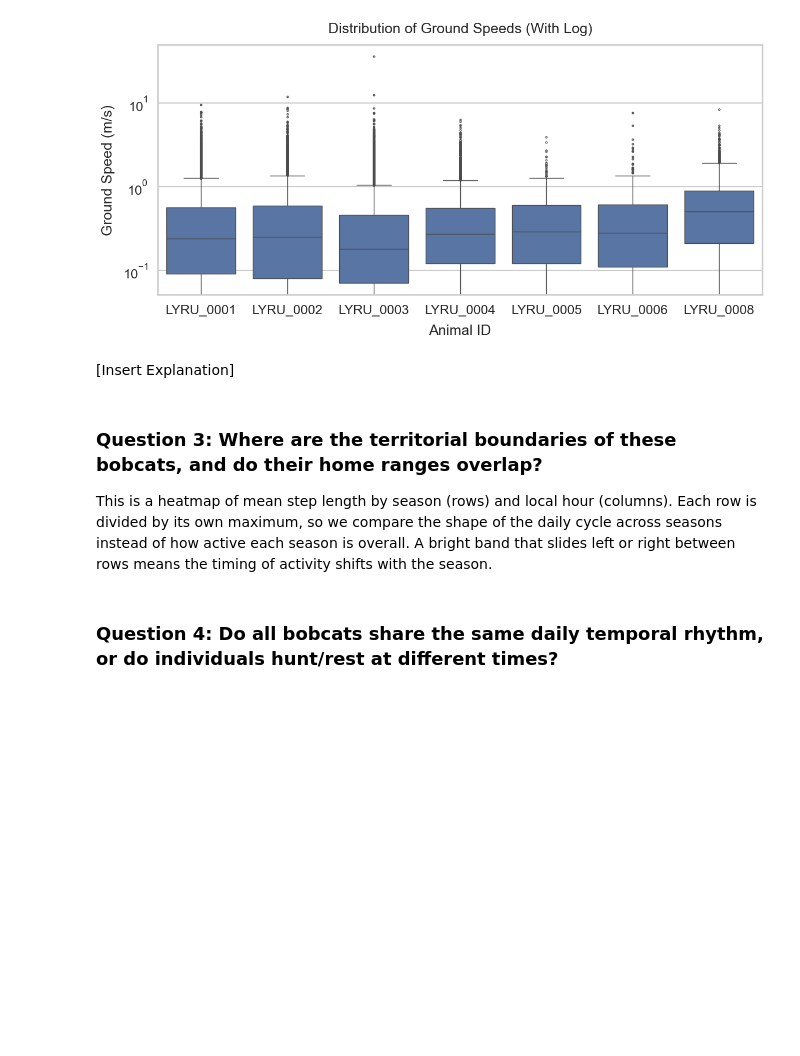
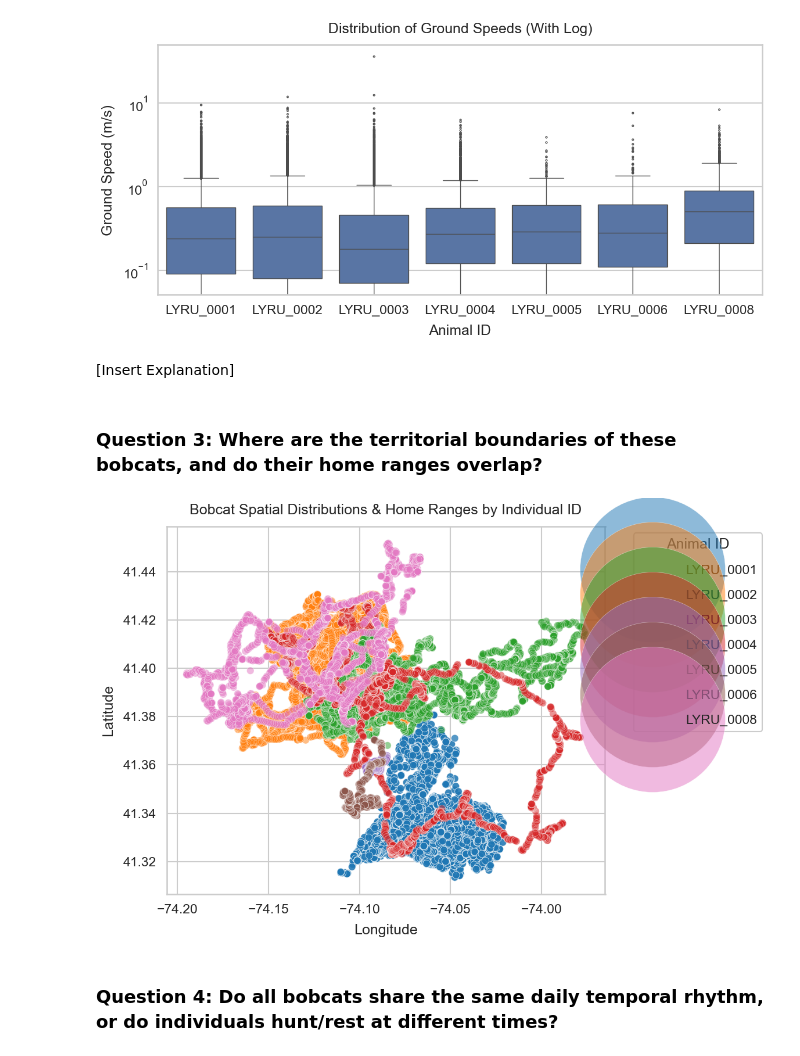
Before and after one commit to zrygan/animove, a Jupyter notebook: notebooks/data_processing.ipynb, the cells around one changed output. Drawn from its saved outputs; the diff is of its cells as text; code cells hidden in the pictures; blank space fills up the shorter version.

```diff
--- a/notebooks/data_processing.ipynb
+++ b/notebooks/data_processing.ipynb
@@ -686,9 +686,57 @@ plt.tight_layout()
 [Insert Explanation]
 # %% [markdown]
 ### **Question 3: Where are the territorial boundaries of these bobcats, and do their home ranges overlap?**
-
->
-
-This is a heatmap of mean step length by season (rows) and local hour (columns). Each row is divided by its own maximum, so we compare the shape of the daily cycle across seasons instead of how active each season is overall. A bright band that slides left or right between rows means the timing of activity shifts with the season.
+# %%
+# Plot the locations of each bobcat to visualize spatial distributions and potential home range overlaps
+fig1, ax1 = plt.subplots(figsize=(12, 8))
+
+sns.scatterplot(
+    data=EDA_DF,
+    x='location-long',
+    y='location-lat',
+    hue='animal-id',
+    alpha=0.5,         # Translucent dots reveal where they spend most of their time (core home ranges)
+              # Small markers preserve complex trail lines
+    palette='tab10',
+    linewidth=0.5,
+    ax=ax1
+)
+
+ax1.set_title("Bobcat Spatial Distributions & Home Ranges by Individual ID", pad=15)
+ax1.set_xlabel("Longitude", labelpad=10)
+ax1.set_ylabel("Latitude", labelpad=10)
+ax1.legend(title="Animal ID", bbox_to_anchor=(1.05, 1), loc='upper left', markerscale=20,
+           framealpha=1, labelspacing=1, handletextpad=1.5, frameon=True)
+
+plt.tight_layout()
+plt.show()
+
+# ---------------------------------------------------------------------
+# PLOT 2: Spatial Telemetry Colored by Biological Sex
+# ---------------------------------------------------------------------
+fig2, ax2 = plt.subplots(figsize=(12, 8))
+
+sns.scatterplot(
+    data=EDA_DF,
+    x='location-long',
+    y='location-lat',
+    hue='animal-sex',
+    alpha=0.5,
+    s=2,
+    palette={'m': '#1f77b4', 'f': '#e377c2'}, # Distinct male/female coloring
+    linewidth=0.5,
+    ax=ax2
+)
+
+ax2.set_title("Bobcat Spatial Distributions & Home Range Overlaps by Sex", pad=15)
+ax2.set_xlabel("Longitude", labelpad=10)
+ax2.set_ylabel("Latitude", labelpad=10)
+ax2.legend(title="Biological Sex", labels=['Female (F)', 'Male (M)'], loc='upper right', markerscale=20,
+           framealpha=0.95, labelspacing=1.5, handletextpad=1.5, frameon=True)
+
+plt.tight_layout()
+plt.show()
+# %% [output]
+[figure, added]
 # %% [markdown]
 ### **Question 4: Do all bobcats share the same daily temporal rhythm, or do individuals hunt/rest at different times?**
```
